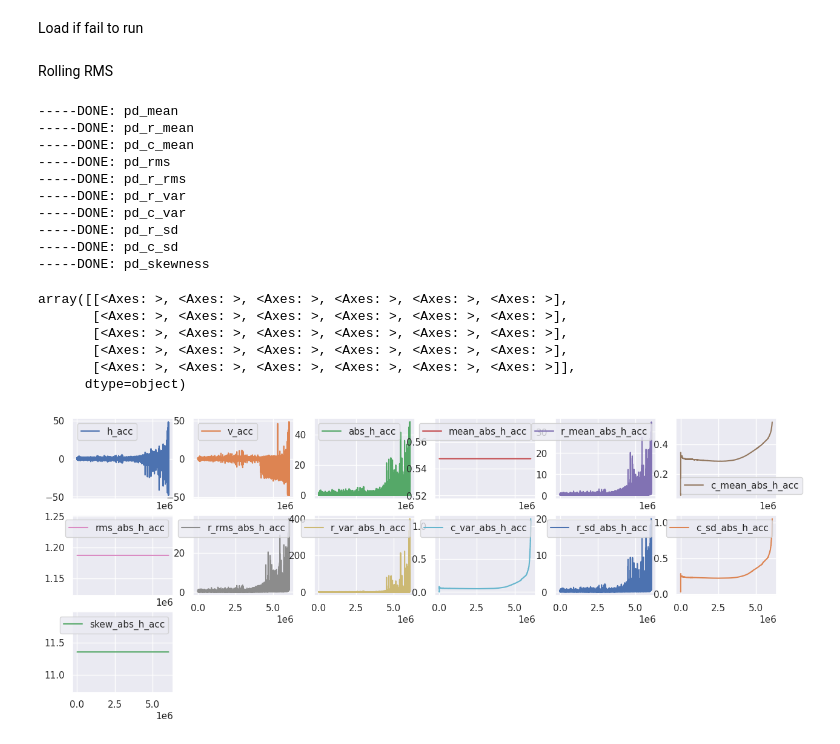
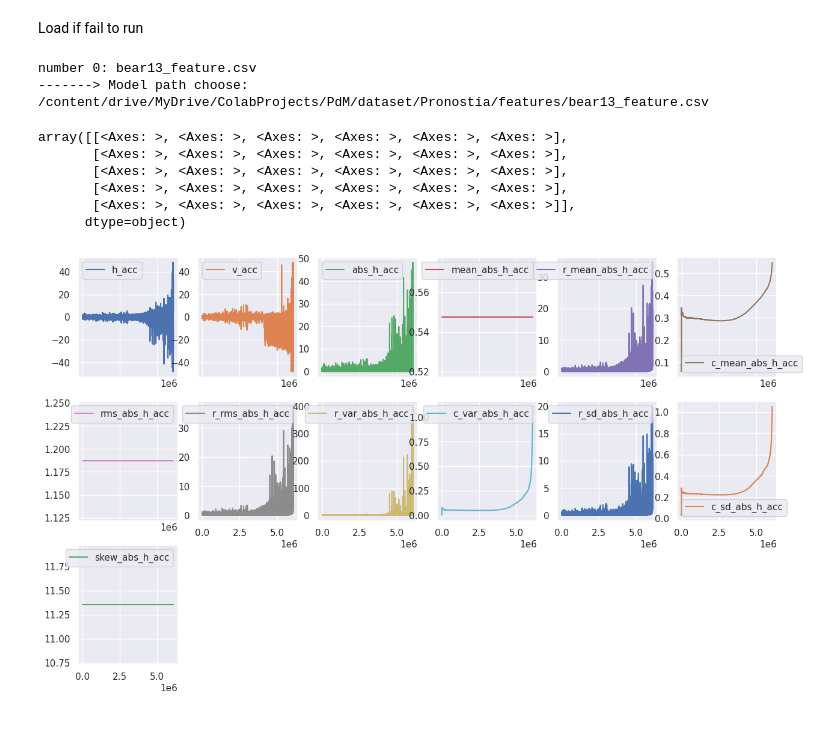
Before and after one commit to TamaVux/PdM, a Jupyter notebook: Pronostia/Pronostia.ipynb, the cells around one changed output. Cells and saved outputs as stored; diff of their text form; code cells hidden in the pictures.

```diff
--- a/Pronostia/Pronostia.ipynb
+++ b/Pronostia/Pronostia.ipynb
@@ -59,3 +74,16 @@ for path in PRONOSTIA.values() :
+# %%
+from natsort import natsorted
+def mine_load_newthing(filepath,choose_time = 0):
+  # CHOOSE MODEL TO LOAD
+  file_list = natsorted(glob.glob(os.path.join(filepath,'*')),reverse=True)
+  if len(file_list) !=0:
+    # print all model name
+    for model in file_list:
+      print('number ' + str(file_list.index(model)) + ': ' + os.path.basename(model))
+    # choose the neweset model -> [0], or change the default value with 'choose_time' varible
+    choose_file =  file_list[choose_time]
+    print('-------> Model path choose: {}'.format(choose_file))
+    return choose_file
 # %% [markdown]
 # IMPORT DATASET
 # %% [markdown]
@@ -407,7 +466,8 @@ time_domain.pd_abs(df = df_bear13, col = 'h_acc')
 # %% [markdown]
 Load if fail to run
 # %%
-file_save_feature = os.path.join(PRONOSTIA['SAVE_DATA'],'bear13_feature.csv')
-df_bear13 = pd.read_csv(file_save_feature)
+loaded = mine_load_newthing(PRONOSTIA['SAVE_DATA'])
+df_bear13 = pd.read_csv(loaded)
+# %% [output]
+number 0: bear13_feature.csv
+-------> Model path choose: /content/drive/MyDrive/ColabProjects/PdM/dataset/Pronostia/features/bear13_feature.csv
-# %% [markdown]
-Rolling RMS
@@ -417,13 +473,0 @@ df_bear13.to_csv('bear13_feature.csv',index=False)
-# %%
-time_domain.pd_allfeature(df = df_bear13, col = 'abs_h_acc',window = 10,plot_all = False)
-# %% [output]
------DONE: pd_mean
------DONE: pd_r_mean
------DONE: pd_c_mean
------DONE: pd_rms
------DONE: pd_r_rms
------DONE: pd_r_var
------DONE: pd_c_var
------DONE: pd_r_sd
------DONE: pd_c_sd
------DONE: pd_skewness
@@ -433,10 +474,10 @@ df_bear13.to_csv(file_save,index=False)
 # %%
-df_bear13.plot(subplots = True,layout = (5,6), figsize = (15,10))
+df_bear13.plot(subplots = True,layout = (5,6), figsize = (15,15))
 # %% [output]
 array([[<Axes: >, <Axes: >, <Axes: >, <Axes: >, <Axes: >, <Axes: >],
        [<Axes: >, <Axes: >, <Axes: >, <Axes: >, <Axes: >, <Axes: >],
        [<Axes: >, <Axes: >, <Axes: >, <Axes: >, <Axes: >, <Axes: >],
        [<Axes: >, <Axes: >, <Axes: >, <Axes: >, <Axes: >, <Axes: >],
        [<Axes: >, <Axes: >, <Axes: >, <Axes: >, <Axes: >, <Axes: >]],
       dtype=object)
-[figure, old version]
+[figure, new version]
```
Also changed, not shown: parts of 17 cells of this notebook.
